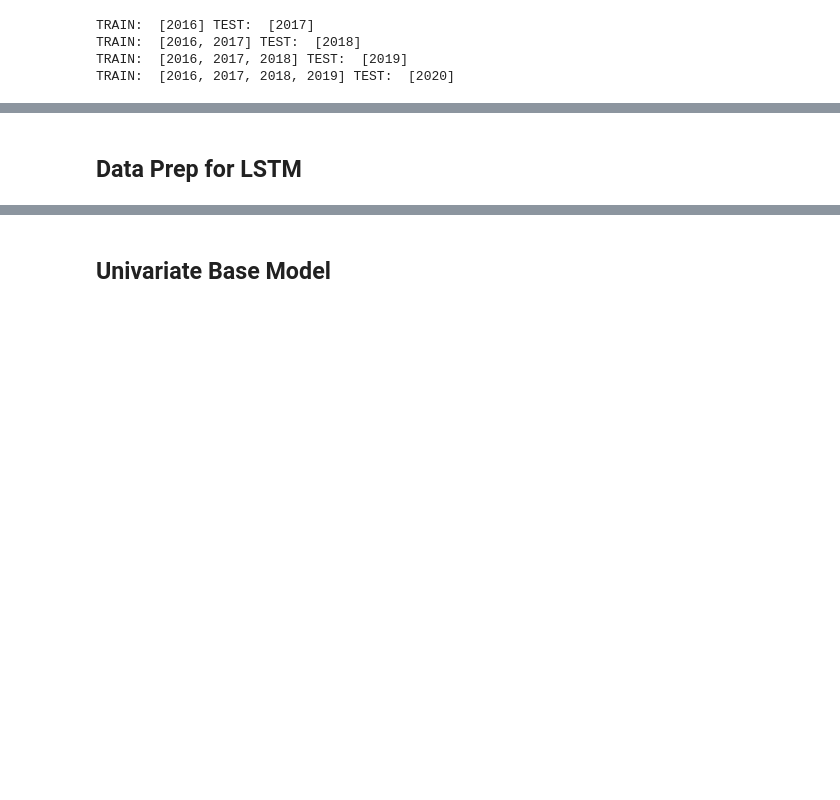
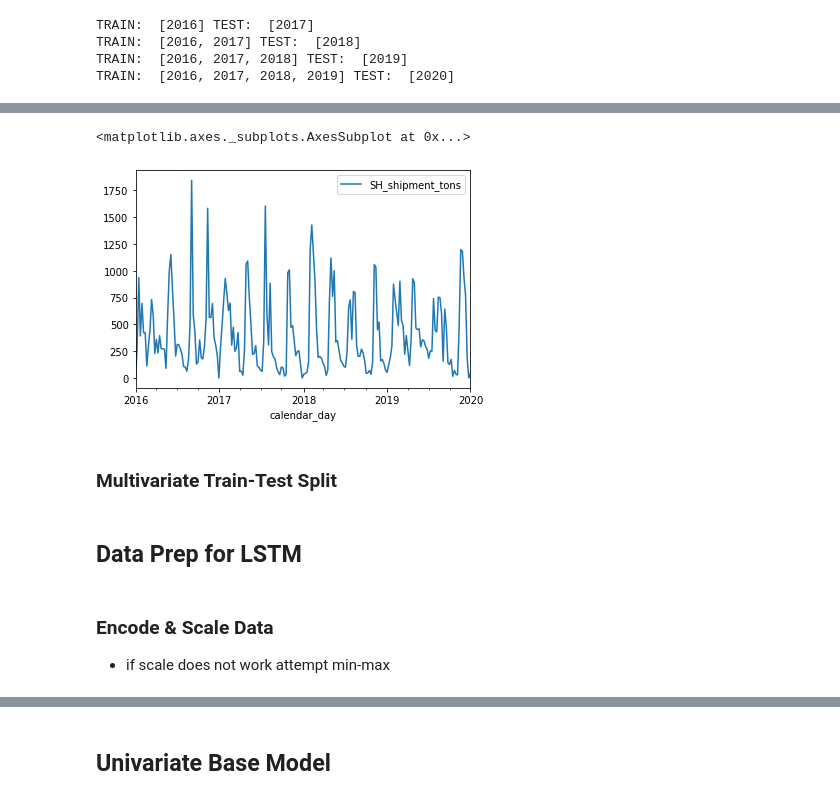
Before and after one commit to jvac06/pft, a Jupyter notebook: scripts/LSTM_ship.ipynb, the cells around one changed output, grey strips where cells are left out. Cells and saved outputs as stored; diff of their text form; code cells hidden in the pictures; blank space fills up the shorter version.

```diff
--- a/scripts/LSTM_ship.ipynb
+++ b/scripts/LSTM_ship.ipynb
@@ -50,0 +84,4 @@ structural.head()
+# %%
+#Import Dataframe
+struct_indicators = pd.read_pickle(ser_path + "structuralweekly_with_indicators.pkl")
+struct_indicators.head()
@@ -50,0 +95,6 @@ structural.head()
+# %%
+#change applicable dtypes into categories
+struct_indicators.month = struct_indicators.month.astype('category')
+struct_indicators.block = struct_indicators.block.astype('category')
+#change applicable dtype to object
+struct_indicators.year = struct_indicators.year.astype('object')
@@ -71,0 +193,5 @@ train = splits['train'][2]
+# %%
+#Checking Univariate on 4" ANG
+uni_data = struct_indicators[struct_indicators['block']=='4" ANG']['SH_shipment_tons']
+uni_data.index = struct_indicators[struct_indicators['block']=='4" ANG']['calendar_day']
+uni_data.shape
@@ -71,0 +200,3 @@ train = splits['train'][2]
+# %%
+#convert to Dataframe for scaling
+uni_data = pd.DataFrame(uni_data)
@@ -71,0 +213,8 @@ train = splits['train'][2]
+# %%
+#Plotting The Shipments of 4" ANG
+uni_data.plot()
+# %% [output]
+<matplotlib.axes._subplots.AxesSubplot at 0x...>
+[figure, added]
+# %% [markdown]
+### Multivariate Train-Test Split
@@ -72,2 +226,5 @@ train = splits['train'][2]
 # %% [markdown]
 ## Data Prep for LSTM
+# %% [markdown]
+### Encode & Scale Data
+- if scale does not work attempt min-max
```
Also changed, not shown: parts of 45 cells of this notebook.
